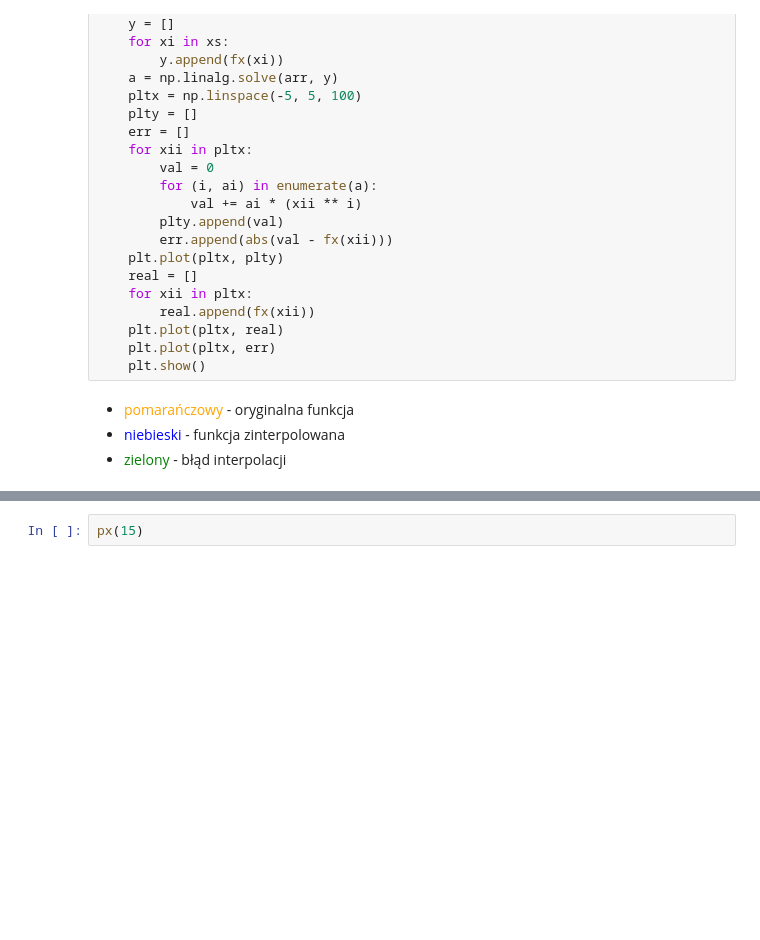
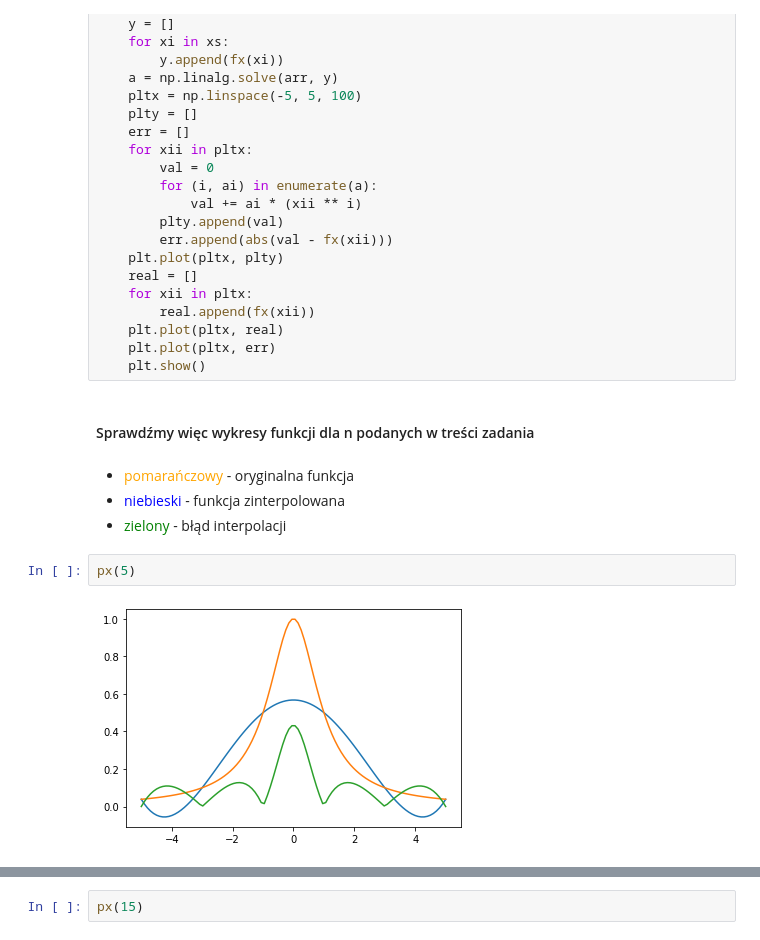
Before and after one commit to surjak/MOwNiT, a Jupyter notebook: Lab2.ipynb, the cells around one changed output, grey strips where cells are left out. Cells and saved outputs as stored; diff of their text form; blank space fills up the shorter version.

```diff
--- a/Lab2.ipynb
+++ b/Lab2.ipynb
@@ -49,7 +49,13 @@ def px(n):
     plt.plot(pltx, real)
     plt.plot(pltx, err)
     plt.show()
+# %% [markdown]
+#### Sprawdźmy więc wykresy funkcji dla n podanych w treści zadania
 # %% [markdown]
 * <span style="color: orange">pomarańczowy</span> - oryginalna funkcja
 * <span style="color: blue">niebieski</span> - funkcja zinterpolowana
 * <span style="color: green">zielony</span> - błąd interpolacji
+# %%
+px(5)
+# %% [output]
+[figure, added]
```
Also changed, not shown: parts of 2 cells of this notebook.
